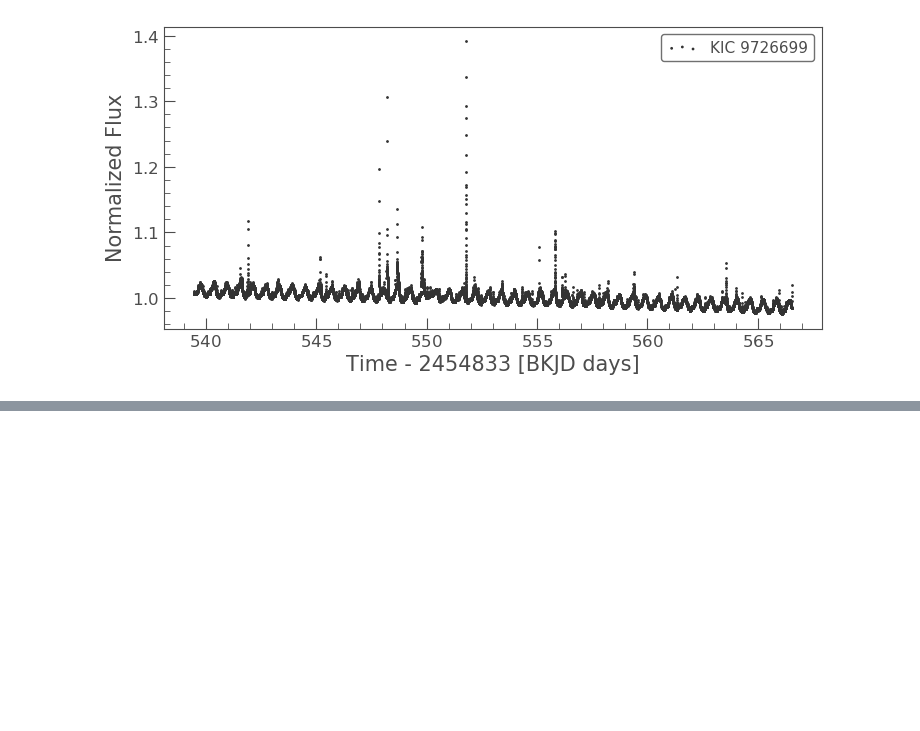
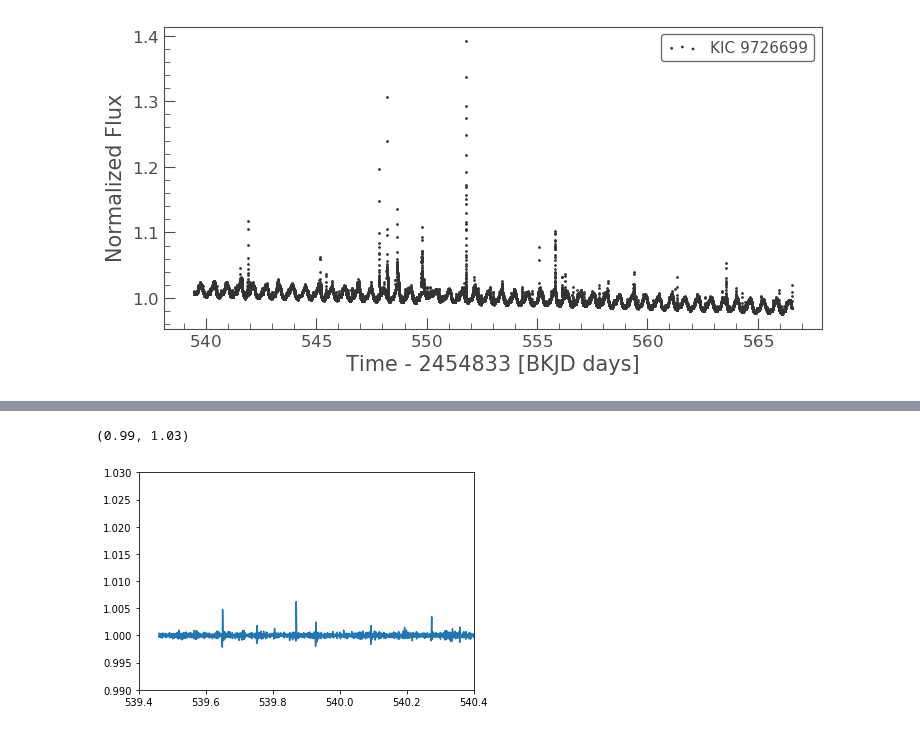
Before and after one commit to lupitatovar/flares, a Jupyter notebook: notebooks/gj1243_celerite_testing.ipynb, the cells around one changed output, grey strips where cells are left out. Cells and saved outputs as stored; diff of their text form; code cells hidden in the pictures; blank space fills up the shorter version.

```diff
--- a/notebooks/gj1243_celerite_testing.ipynb
+++ b/notebooks/gj1243_celerite_testing.ipynb
@@ -250,3 +269,11 @@ oneday
+# %%
+#one day of flares
+plt.plot(kepler_time,kepler_flux/median)
+plt.xlim(539.4,540.4)
+plt.ylim(0.99,1.03)
+# %% [output]
+(0.99, 1.03)
+[figure, added]
 # %%
 one_flare_start=t_starts[0]
 one_flare_stop=t_stops[0]
```
Also changed, not shown: parts of 12 cells of this notebook, 3 other files.
